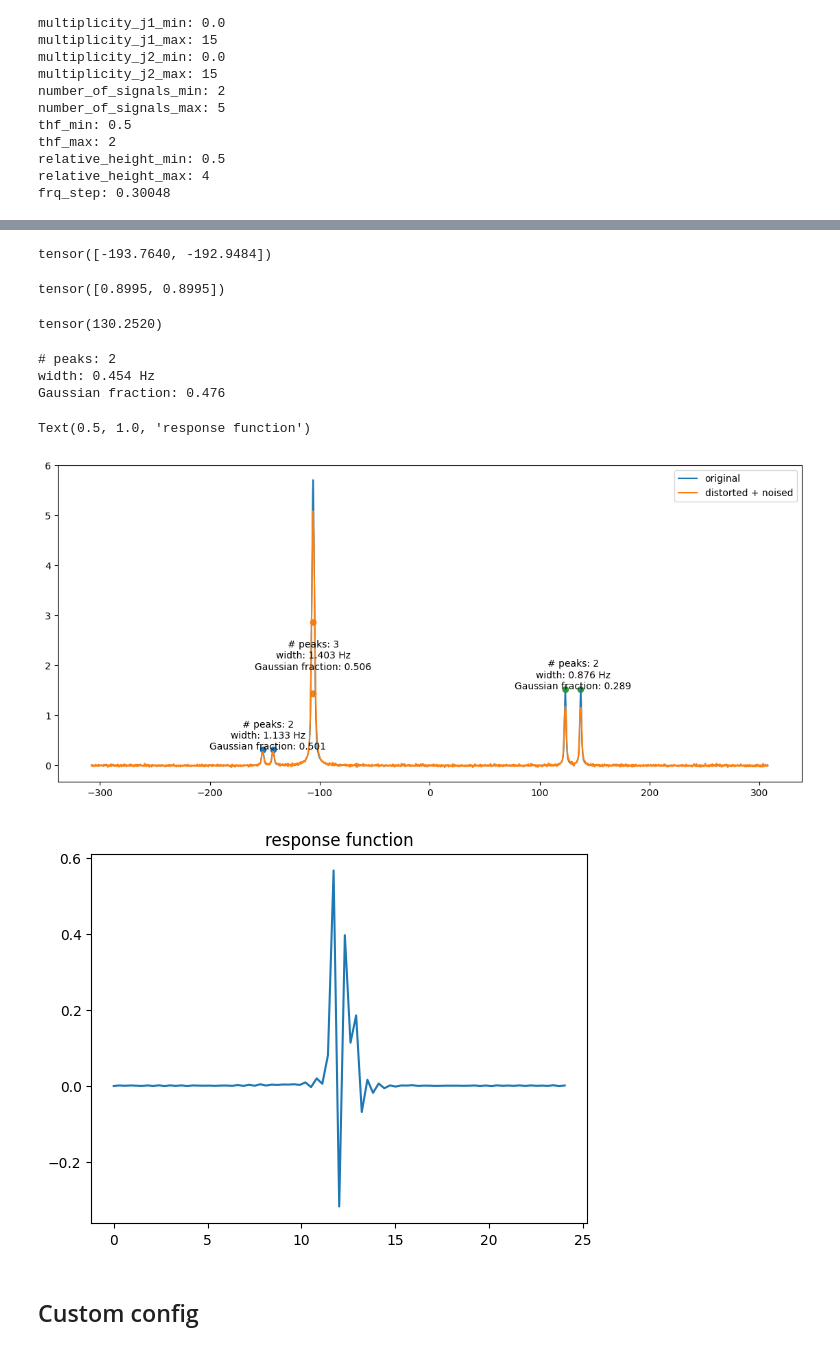
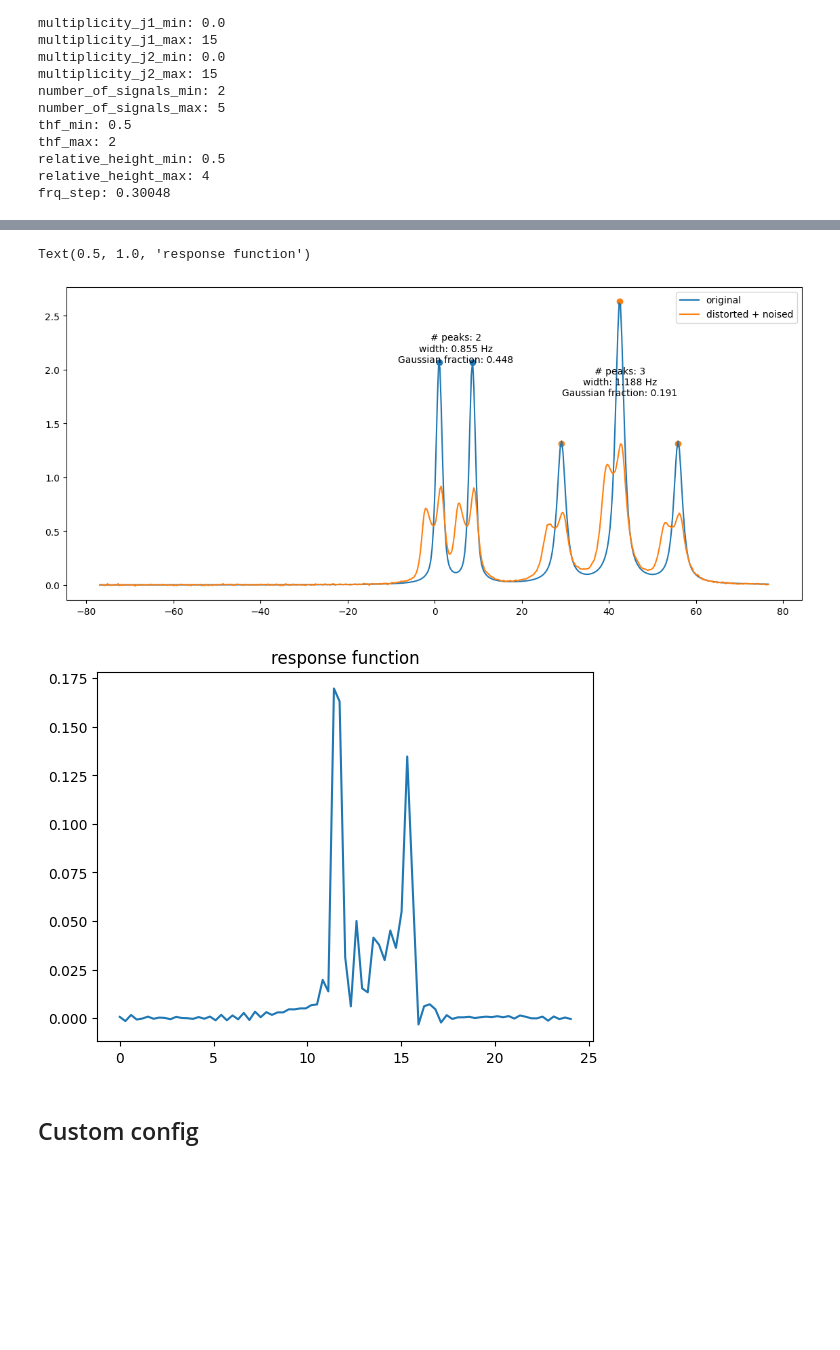
Before and after one commit to center4ml/shimnet, a Jupyter notebook: Workshop_Colab_notebooks/ShimNet_workshop3.ipynb, the cells around one changed output, grey strips where cells are left out. Drawn from its saved outputs; the diff is of its cells as text; code cells hidden in the pictures; blank space fills up the shorter version.

```diff
--- a/Workshop_Colab_notebooks/ShimNet_workshop3.ipynb
+++ b/Workshop_Colab_notebooks/ShimNet_workshop3.ipynb
@@ -11,5 +45,5 @@ from generators import get_datapipe
 # %%
-config_path = "../configs/shimnet_600.yaml"
+config_path = "./configs/shimnet_600.yaml"
 config = OmegaConf.load(config_path)
 data_config = config.data
 print(OmegaConf.to_yaml(data_config))
@@ -31,12 +65,3 @@ thf_max: 2
 relative_height_min: 0.5
 relative_height_max: 4
 frq_step: 0.30048
-# %%
-# modify paths in data config if we don't run from the root directory
-print("original response function file:", data_config.response_functions_files[0])
-data_config.response_functions_files[0] = os.path.join("..", data_config.response_functions_files[0])
-print("modified response function file:", data_config.response_functions_files[0])
-print()
-print("original atom_groups_data_file:", data_config.atom_groups_data_file)
-data_config.atom_groups_data_file = os.path.join("..", data_config.atom_groups_data_file)
-print("modified atom_groups_data_file:", data_config.atom_groups_data_file)
@@ -96,12 +78,0 @@ spectrum_data
-# %%
-multiplet_data["tff_lin"]
-# %% [output]
-tensor([-193.7640, -192.9484])
-# %%
-multiplet_data["thf_lin"]
-# %% [output]
-tensor([0.8995, 0.8995])
-# %%
-multiplet_data["tff_lin"].mean()
-# %% [output]
-tensor(130.2520)
@@ -114,34 +79,29 @@ def get_multiplet_info(multiplet_data):
-# %%
-print(get_multiplet_info(batch['theoretical_spectrum_data'][5][0]))
-# %% [output]
-# peaks: 2
-width: 0.454 Hz
-Gaussian fraction: 0.476
 # %%
-spectrum_index = 1
+spectrum_index = 5
 original_spectrum = batch['theoretical_spectrum'][spectrum_index][0].numpy()
 distorted_spectrum = batch['disturbed_spectrum'][spectrum_index][0].numpy()
 distorted_and_noised_spectrum = batch['noised_spectrum'][spectrum_index][0].numpy()
 response_function = batch['response_function'][spectrum_index][0,0].numpy()
 spectrum_data = batch['theoretical_spectrum_data'][spectrum_index]
 
 plt.figure(figsize=(14, 6))
 plt.plot(frequencies, original_spectrum, label='original')
 plt.plot(frequencies, distorted_and_noised_spectrum, label='distorted + noised')
 # optionally: plot peaks
 for multiplet_data in spectrum_data:
     plt.scatter(multiplet_data["tff_lin"], multiplet_data["thf_lin"])
     multiplet_center_frq = multiplet_data['tff_lin'].mean().item()
     plt.text(multiplet_center_frq, multiplet_data['thf_lin'].mean().item(), get_multiplet_info(multiplet_data), horizontalalignment='center')
 plt.legend()
+#plt.xlim(150,210)
 
 plt.figure()
 plt.plot(np.arange(len(response_function))*data_config.frq_step, response_function)
 plt.title("response function")
 # %% [output]
 Text(0.5, 1.0, 'response function')
-[figure, old version]
+[figure, new version]
-[figure, old version]
+[figure, new version]
 # %% [markdown]
 ## Custom config
 # %% [markdown]
```
Also changed, not shown: parts of 16 cells of this notebook, 6 other files.
